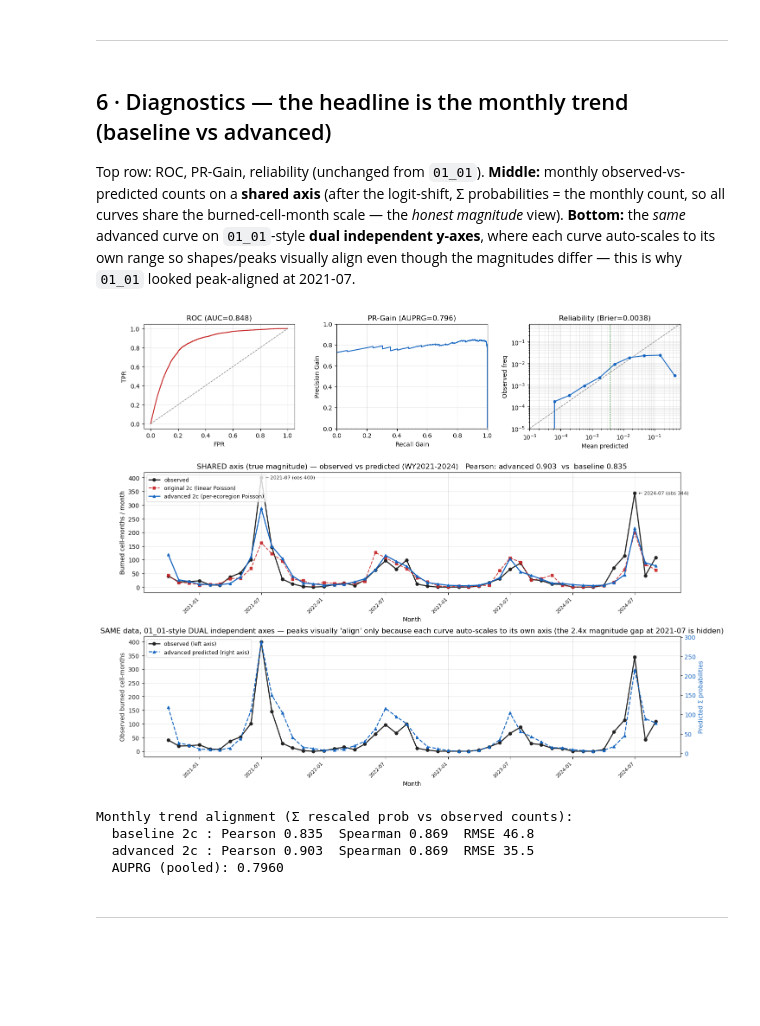
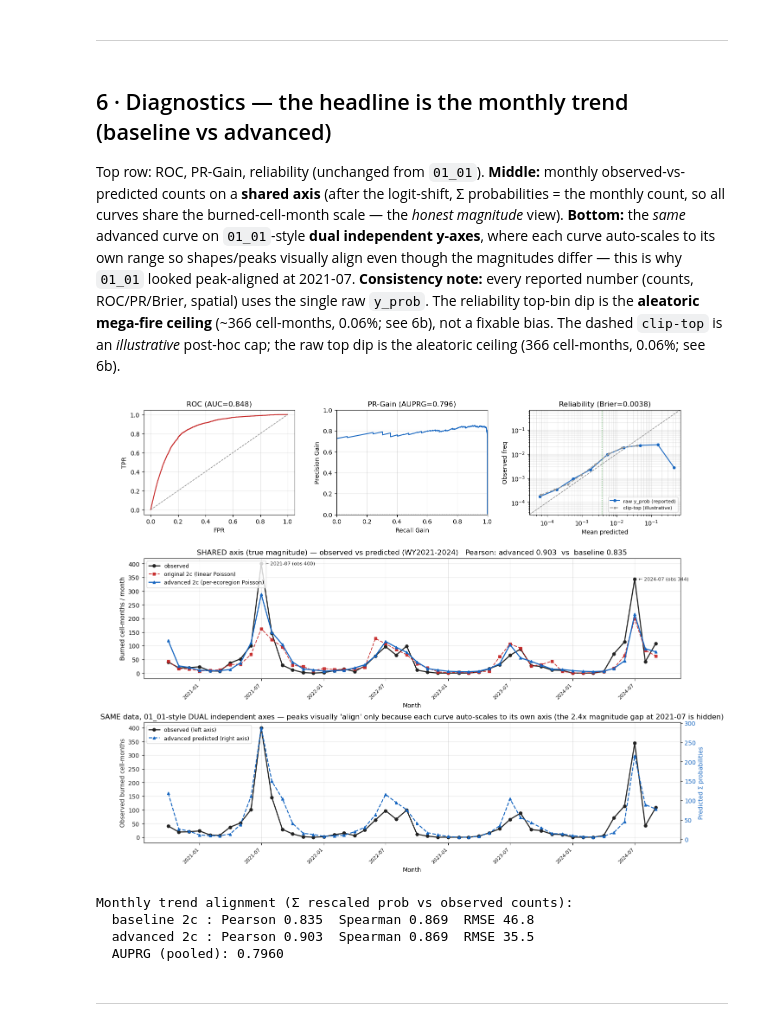
Before and after one commit to fangshuye98/CA_WildFire_ML, a Jupyter notebook: Burn_Model/01_03_Occurrence_Model_Corrected.ipynb, the cells around one changed output. Saved outputs shown, nothing was run; the diff lists cells and outputs as text; code cells hidden in the pictures; blank space fills up the shorter version.

```diff
--- a/Burn_Model/01_03_Occurrence_Model_Corrected.ipynb
+++ b/Burn_Model/01_03_Occurrence_Model_Corrected.ipynb
@@ -125,6 +129,7 @@ verbatim from `01_01` so diagnostics are directly comparable.
 # %%
 # ── Diagnostic helpers (shared with 01_01) ────────────────────
 def log_reliability(y_true, y_prob, n_bins=12, min_count=50):
+    # Rare events: drop bins with no fires (obs freq 0 -> log-axis floor artifact).
     lo = max(y_prob.min(), 1e-6); hi = max(y_prob.max(), lo * 10)
     edges = np.logspace(np.log10(lo), np.log10(hi), n_bins + 1)
     mp, fp, nb = [], [], []
@@ -133,7 +138,7 @@ def log_reliability(y_true, y_prob, n_bins=12, min_count=50):
             m = (y_prob >= edges[k]) & (y_prob < edges[k + 1])
         else:
             m = (y_prob >= edges[k]) & (y_prob <= edges[k + 1])
-        if m.sum() < min_count:
+        if m.sum() < min_count or y_true[m].sum() == 0:  # skip empty/zero-fire bins (log-axis artifact)
             continue
         mp.append(y_prob[m].mean()); fp.append(y_true[m].mean()); nb.append(int(m.sum()))
     return np.array(mp), np.array(fp), np.array(nb), edges
@@ -482,3 +487,15 @@ print(f"Logit-shift applied. Sigma advanced = {pred['y_prob'].sum():.0f}  "
       f"(obs {int(pred['y_true'].sum())})")
 # %% [output]
 Logit-shift applied. Sigma advanced = 2267  (obs 2258)
+# %%
+# -- 4.2  Reliability fix: clip-top calibration (leave-one-WY-out) --
+# Raw y_prob is well-calibrated low/mid (count-matched) but the top ~3 bins collapse.
+# Reported skill/counts/spatial ALL use raw y_prob (keeps Gini~0.51); clip-top is an
+# ILLUSTRATIVE reliability overlay only (cap p at 95th pct fire-cell prob, LOWO) -> y_prob_cal.
+pred["y_prob_cal"]=pred["y_prob"].astype("float64");_w=pred["water_year"].to_numpy()
+for _hw in range(TEST_START_WY,TEST_END_WY+1):
+    _pos=pred.loc[(_w!=_hw)&(pred["y_true"]==1),"y_prob"];_cap=float(np.quantile(_pos,0.95)) if len(_pos) else 1.0
+    pred.loc[_w==_hw,"y_prob_cal"]=np.minimum(pred.loc[_w==_hw,"y_prob"],_cap)
+pred["y_prob_cal"]=pred["y_prob_cal"].clip(1e-7,1-1e-7).astype("float32")
+print(f"Reported=raw y_prob | clip-top illustrative: Brier {brier_score_loss(pred['y_true'],pred['y_prob']):.5f} "
+      f"PR {average_precision_score(pred['y_true'],pred['y_prob']):.4f} ROC {roc_auc_score(pred['y_true'],pred['y_prob']):.3f}")
@@ -524,6 +543,7 @@ scale — the *honest magnitude* view). **Bottom:** the *same* advanced curve on
 `01_01`-style **dual independent y-axes**, where each curve auto-scales to its own
 range so shapes/peaks visually align even though the magnitudes differ — this is
 why `01_01` looked peak-aligned at 2021-07.
+**Consistency note:** every reported number (counts, ROC/PR/Brier, spatial) uses the single raw `y_prob`. The reliability top-bin dip is the **aleatoric mega-fire ceiling** (~366 cell-months, 0.06%; see 6b), not a fixable bias. The dashed `clip-top` is an *illustrative* post-hoc cap; the raw top dip is the aleatoric ceiling (366 cell-months, 0.06%; see 6b).
 # %%
 # ── 6.1  Curves + monthly time series comparison ──────────────
 fpr, tpr, _ = roc_curve(yt_all, yp_all)
@@ -546,7 +566,8 @@ ax_prg.plot(rg, pg, "#1565C0", lw=1.5); ax_prg.plot([0,1],[0,0],":",c="lightgrey
 ax_prg.set_xlim(0,1); ax_prg.set_ylim(0,1); ax_prg.set_title(f"PR-Gain (AUPRG={auprg_val:.3f})")
 ax_prg.set_xlabel("Recall Gain"); ax_prg.set_ylabel("Precision Gain"); ax_prg.grid(alpha=.3)
 lo = max(min(mean_pred.min(), base_test)*0.5, 1e-5); hi = max(mean_pred.max(), base_test)*1.5
-ax_rel.plot([lo,hi],[lo,hi],"--",c="grey",lw=1); ax_rel.plot(mean_pred, frac_pos, "-o", color="#1565C0", ms=4)
+ax_rel.plot([lo,hi],[lo,hi],"--",c="grey",lw=1); ax_rel.plot(mean_pred, frac_pos, "-o", color="#1565C0", ms=4, label="raw y_prob (reported)")
+mp_c,fp_c,_,_=log_reliability(yt_all,pred["y_prob_cal"].to_numpy(),n_bins=12,min_count=50); ax_rel.plot(mp_c,fp_c,"--o",color="#999",ms=3,label="clip-top (illustrative)"); ax_rel.legend(fontsize=8)
 ax_rel.axvline(base_test, ls=":", c="green", lw=1); ax_rel.set_xscale("log"); ax_rel.set_yscale("log")
 ax_rel.set_xlim(lo,hi); ax_rel.set_ylim(lo,hi); ax_rel.set_title(f"Reliability (Brier={brier:.4f})")
 ax_rel.set_xlabel("Mean predicted"); ax_rel.set_ylabel("Observed freq"); ax_rel.grid(alpha=.3, which="both")
@@ -567,34 +588,34 @@ ax_ts.legend(loc="upper left", fontsize=9)
 # (e) SAME data on 01_01-style DUAL independent y-axes — shapes align, magnitude hidden.
 ax_ts3.plot(ts.date, ts["obs"], "o-", color="#222", lw=1.8, ms=5, label="observed (left axis)")
 ax_ts3.set_ylabel("Observed burned cell-months", color="#222"); ax_ts3.tick_params(axis="y", labelcolor="#222")
 ax_ts3.set_xlabel("Month"); ax_ts3.grid(alpha=.3)
 ax_ts3b = ax_ts3.twinx()
 ax_ts3b.plot(ts.date, ts["adv"], "^--", color="#1565C0", lw=1.6, ms=5, label="advanced predicted (right axis)")
 ax_ts3b.set_ylabel("Predicted Σ probabilities", color="#1565C0"); ax_ts3b.tick_params(axis="y", labelcolor="#1565C0")
 _l1,_a1 = ax_ts3.get_legend_handles_labels(); _l2,_a2 = ax_ts3b.get_legend_handles_labels()
 ax_ts3.legend(_l1+_l2, _a1+_a2, loc="upper left", fontsize=9)
 ax_ts3.set_title("SAME data, 01_01-style DUAL independent axes — peaks visually 'align' only because "
                  "each curve auto-scales to its own axis (the 2.4x magnitude gap at 2021-07 is hidden)")
 # Align x-ticks to the actual data months (Jan & Jul) so each July peak sits ON its tick,
 # and annotate the two biggest observed months (avoids the 'is the peak July or Aug?' ambiguity).
 _tk = ts[ts["month"].isin([1, 7])]
 _tlab = [f"{int(y)}-{int(m):02d}" for y, m in zip(_tk["year"], _tk["month"])]
 for _a in (ax_ts, ax_ts3):
     _a.set_xticks(_tk["date"].values); _a.set_xticklabels(_tlab, rotation=45, ha="right", fontsize=8)
 for _, _r in ts.nlargest(2, "obs").iterrows():
     ax_ts.annotate(f"← {int(_r['year'])}-{int(_r['month']):02d} (obs {int(_r['obs'])})",
                    (_r["date"], _r["obs"]), textcoords="offset points", xytext=(6, -2), fontsize=8, color="#222")
 plt.savefig(os.path.join(MODEL_DIR, f"{RUN_TAG}_diagnostics.png"), dpi=150, bbox_inches="tight"); plt.show()
 
 print(f"\nMonthly trend alignment (Σ rescaled prob vs observed counts):")
 if "base" in ts.columns:
     print(f"  baseline 2c : Pearson {pearsonr(ts['obs'],ts['base'])[0]:.3f}  "
           f"Spearman {spearmanr(ts['obs'],ts['base'])[0]:.3f}  RMSE {np.sqrt(((ts['obs']-ts['base'])**2).mean()):.1f}")
 print(f"  advanced 2c : Pearson {pearsonr(ts['obs'],ts['adv'])[0]:.3f}  "
       f"Spearman {spearmanr(ts['obs'],ts['adv'])[0]:.3f}  RMSE {np.sqrt(((ts['obs']-ts['adv'])**2).mean()):.1f}")
 print(f"  AUPRG (pooled): {auprg_val:.4f}")
 # %% [output]
-[figure, old version]
+[figure, new version]
 Monthly trend alignment (Σ rescaled prob vs observed counts):
   baseline 2c : Pearson 0.835  Spearman 0.869  RMSE 46.8
   advanced 2c : Pearson 0.903  Spearman 0.869  RMSE 35.5
```
Also changed, not shown: parts of 3 cells of this notebook, 1 other file.
